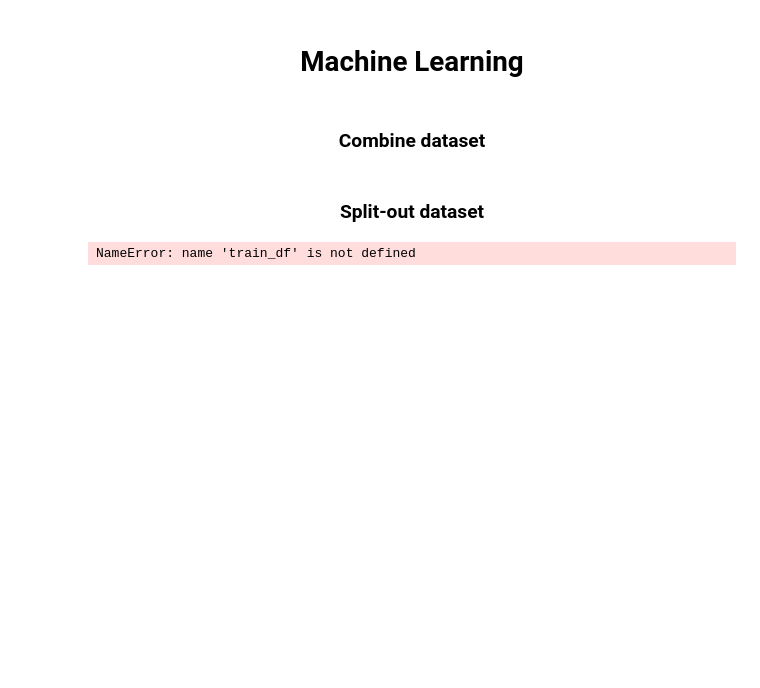
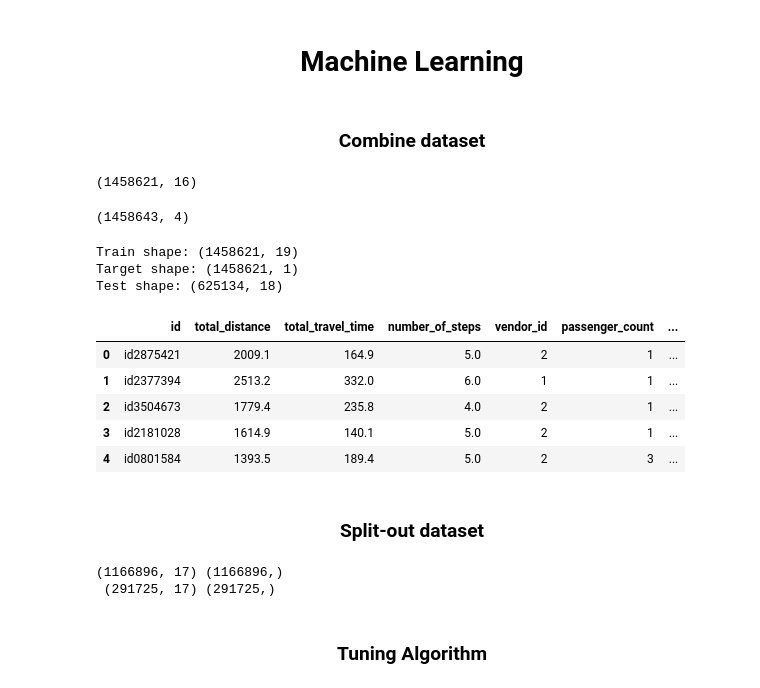
Before and after one commit to MelanVijayaratnam/Kaggle-nb, a Jupyter notebook: Taxi/ML.ipynb, the cells around one changed output. Drawn from its saved outputs; the diff is of its cells as text; code cells hidden in the pictures; blank space fills up the shorter version.

```diff
--- a/Taxi/ML.ipynb
+++ b/Taxi/ML.ipynb
@@ -23,6 +29,36 @@ target  = pd.read_pickle('target.p')
 
 train_OSRM = pd.read_pickle('train_OSRM.p')
 test_OSRM = pd.read_pickle('test_OSRM.p')
+# %%
+train_df.shape
+# %% [output]
+(1458621, 16)
+# %%
+train_OSRM.shape
+# %% [output]
+(1458643, 4)
+# %%
+# train.merge(train_street_info, how='left', on='id')
+
+train_df = train_OSRM.merge(train_df, how='right', on='id')
+test_df = test_OSRM.merge(test_df, how='right', on='id')
+# %%
+print("Train shape:", train_df.shape)
+print("Target shape:", target.shape)
+print("Test shape:", test_df.shape)
+# %% [output]
+Train shape: (1458621, 19)
+Target shape: (1458621, 1)
+Test shape: (625134, 18)
+# %%
+train_df.head()
+# %% [output]
+|  | id | total_distance | total_travel_time | number_of_steps | vendor_id | passenger_count | ... |
+| 0 | id2875421 | 2009.1 | 164.9 | 5.0 | 2 | 1 | ... |
+| 1 | id2377394 | 2513.2 | 332.0 | 6.0 | 1 | 1 | ... |
+| 2 | id3504673 | 1779.4 | 235.8 | 4.0 | 2 | 1 | ... |
+| 3 | id2181028 | 1614.9 | 140.1 | 5.0 | 2 | 1 | ... |
+| 4 | id0801584 | 1393.5 | 189.4 | 5.0 | 2 | 3 | ... |
 # %% [markdown]
 <h3 style="text-align:center">Split-out dataset</h3>
 # %%
@@ -35,7 +71,12 @@ scoring = 'r2'
 X = train_df.drop(['id', 'trip_duration'], axis=1).values
 Y = target.values.ravel()
 
-X_train, X_test, y_train, y_test = train_test_split(X, Y, test_size=test_size,\
+X_train, X_val, y_train, y_val = train_test_split(X, Y, test_size=test_size,\
                                                    random_state=seed)
-# %% [output]
-NameError: name 'train_df' is not defined
+# %%
+print(X_train.shape, y_train.shape, "\n", X_val.shape, y_val.shape)
+# %% [output]
+(1166896, 17) (1166896,)
+ (291725, 17) (291725,)
+# %% [markdown]
+<h3 style="text-align:center">Tuning Algorithm</h3>
```
Also changed, not shown: parts of 8 cells of this notebook.
